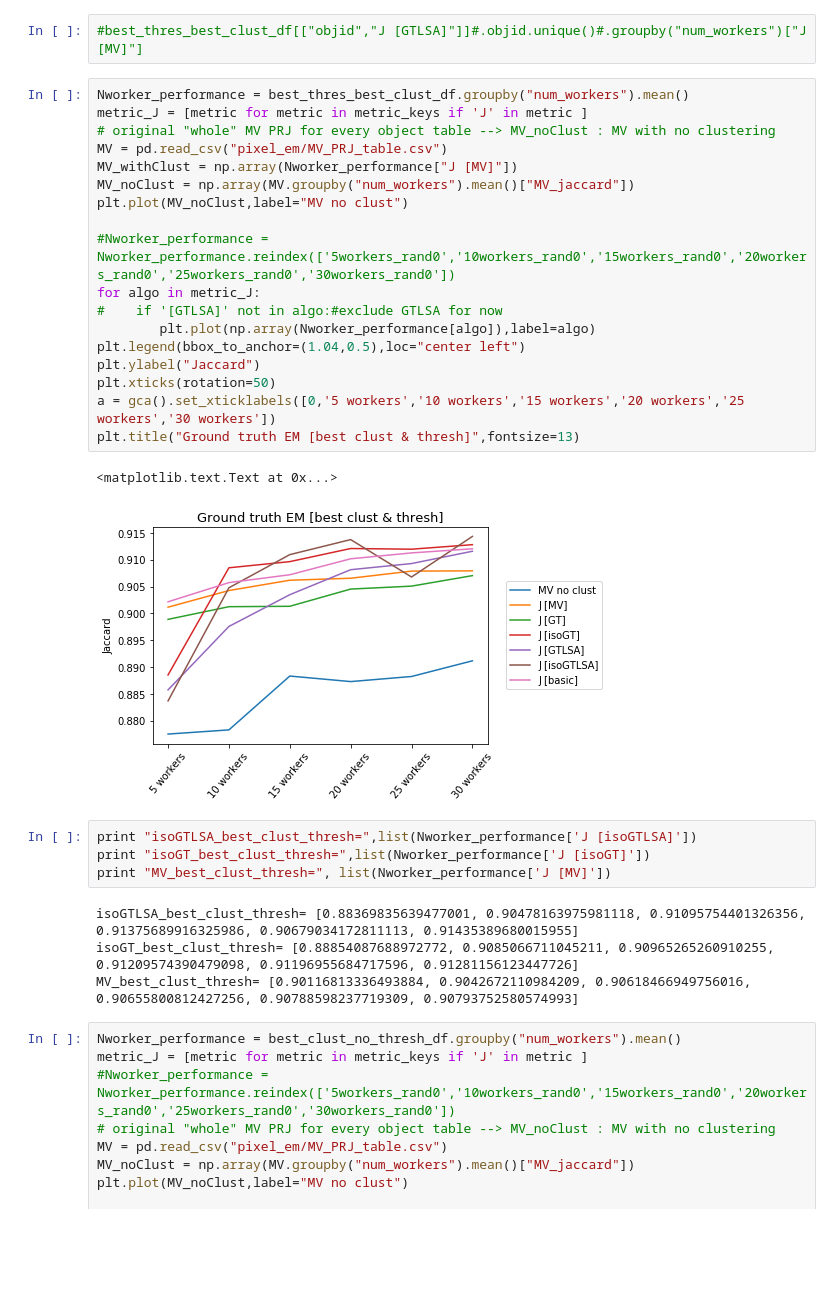
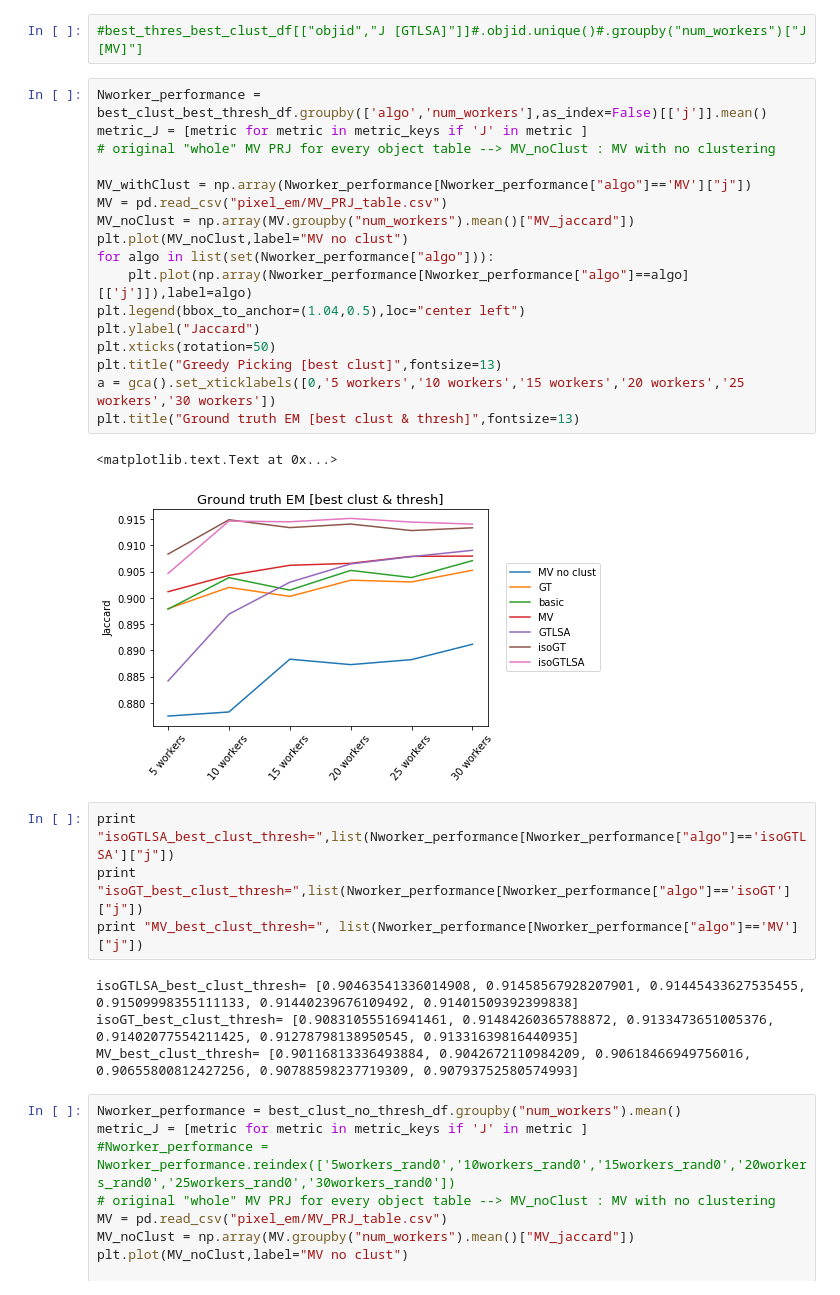
Before and after one commit to cognoscentai/segmentation, a Jupyter notebook: ipynb/PixelBasedGroundTruthExperiment-WithCluster.ipynb, the cells around one changed output. Saved outputs shown, nothing was run; the diff lists cells and outputs as text; blank space fills up the shorter version.

```diff
--- a/ipynb/PixelBasedGroundTruthExperiment-WithCluster.ipynb
+++ b/ipynb/PixelBasedGroundTruthExperiment-WithCluster.ipynb
@@ -145,33 +106,32 @@ assert best_thres_best_clust_df["J [MV]"].mean() == best_clust_no_thresh_df["J [
 # %%
 #best_thres_best_clust_df[["objid","J [GTLSA]"]]#.objid.unique()#.groupby("num_workers")["J [MV]"]
 # %%
-Nworker_performance = best_thres_best_clust_df.groupby("num_workers").mean()
+Nworker_performance = best_clust_best_thresh_df.groupby(['algo','num_workers'],as_index=False)[['j']].mean()
 metric_J = [metric for metric in metric_keys if 'J' in metric ]
 # original "whole" MV PRJ for every object table --> MV_noClust : MV with no clustering
+
+MV_withClust = np.array(Nworker_performance[Nworker_performance["algo"]=='MV']["j"])
 MV = pd.read_csv("pixel_em/MV_PRJ_table.csv")
-MV_withClust = np.array(Nworker_performance["J [MV]"])
 MV_noClust = np.array(MV.groupby("num_workers").mean()["MV_jaccard"])
 plt.plot(MV_noClust,label="MV no clust")
-
-#Nworker_performance = Nworker_performance.reindex(['5workers_rand0','10workers_rand0','15workers_rand0','20workers_rand0','25workers_rand0','30workers_rand0'])
-for algo in metric_J:
-#    if '[GTLSA]' not in algo:#exclude GTLSA for now
-        plt.plot(np.array(Nworker_performance[algo]),label=algo)
+for algo in list(set(Nworker_performance["algo"])):
+    plt.plot(np.array(Nworker_performance[Nworker_performance["algo"]==algo][['j']]),label=algo)
 plt.legend(bbox_to_anchor=(1.04,0.5),loc="center left")
 plt.ylabel("Jaccard")
 plt.xticks(rotation=50)
+plt.title("Greedy Picking [best clust]",fontsize=13)
 a = gca().set_xticklabels([0,'5 workers','10 workers','15 workers','20 workers','25 workers','30 workers'])
 plt.title("Ground truth EM [best clust & thresh]",fontsize=13)
 # %% [output]
 <matplotlib.text.Text at 0x...>
-[figure, old version]
+[figure, new version]
 # %%
-print "isoGTLSA_best_clust_thresh=",list(Nworker_performance['J [isoGTLSA]'])
-print "isoGT_best_clust_thresh=",list(Nworker_performance['J [isoGT]'])
-print "MV_best_clust_thresh=", list(Nworker_performance['J [MV]'])
+print "isoGTLSA_best_clust_thresh=",list(Nworker_performance[Nworker_performance["algo"]=='isoGTLSA']["j"])
+print "isoGT_best_clust_thresh=",list(Nworker_performance[Nworker_performance["algo"]=='isoGT']["j"])
+print "MV_best_clust_thresh=", list(Nworker_performance[Nworker_performance["algo"]=='MV']["j"])
 # %% [output]
-isoGTLSA_best_clust_thresh= [0.88369835639477001, 0.90478163975981118, 0.91095754401326356, 0.91375689916325986, 0.90679034172811113, 0.91435389680015955]
-isoGT_best_clust_thresh= [0.88854087688972772, 0.9085066711045211, 0.90965265260910255, 0.91209574390479098, 0.91196955684717596, 0.91281156123447726]
+isoGTLSA_best_clust_thresh= [0.90463541336014908, 0.91458567928207901, 0.91445433627535455, 0.91509998355111133, 0.91440239676109492, 0.91401509392399838]
+isoGT_best_clust_thresh= [0.90831055516941461, 0.91484260365788872, 0.9133473651005376, 0.91402077554211425, 0.91278798138950545, 0.91331639816440935]
 MV_best_clust_thresh= [0.90116813336493884, 0.9042672110984209, 0.90618466949756016, 0.90655800812427256, 0.90788598237719309, 0.90793752580574993]
 # %%
 Nworker_performance = best_clust_no_thresh_df.groupby("num_workers").mean()
```
Also changed, not shown: parts of 4 cells of this notebook.
